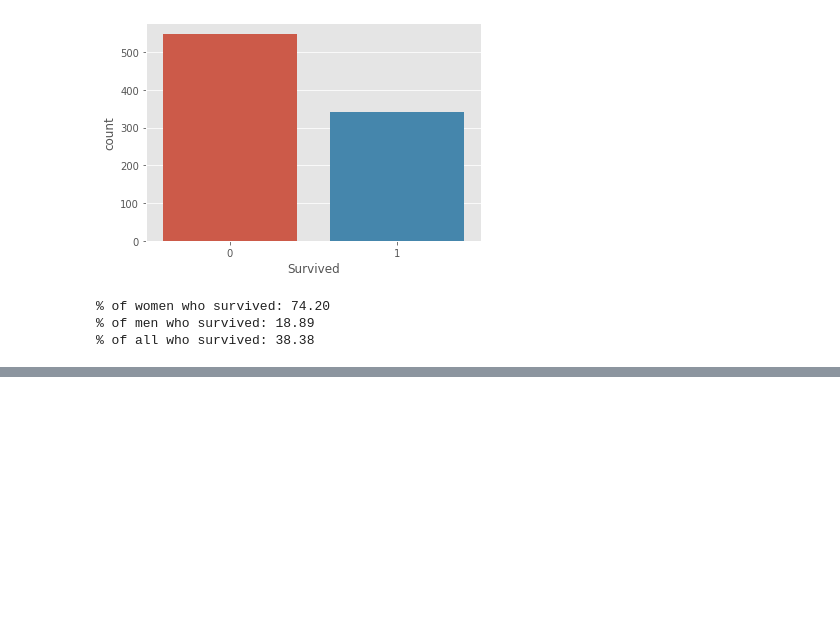
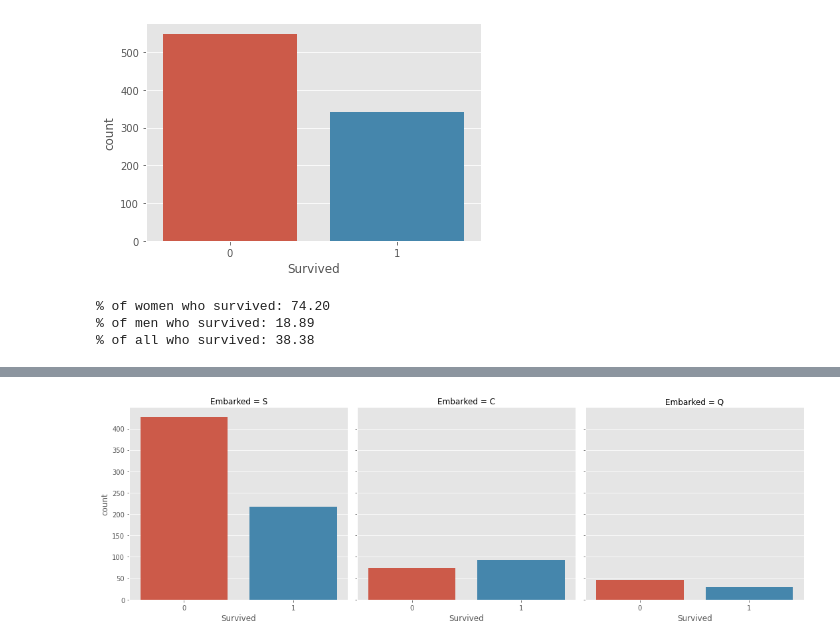
Before and after one commit to cgoeser1/MSDS422_course_assignments, a Jupyter notebook: Titanic(2021OCT17).ipynb, the cells around one changed output, grey strips where cells are left out. Cells and saved outputs as stored; diff of their text form; code cells hidden in the pictures; blank space fills up the shorter version.

```diff
--- a/Titanic(2021OCT17).ipynb
+++ b/Titanic(2021OCT17).ipynb
@@ -152,0 +191,4 @@ print(f"{rate_women} {rate_men} {rate_all}")
+# %%
+sns.catplot(x='Survived', col='Embarked', kind='count', data=train);
+# %% [output]
+[figure, added]
```
Also changed, not shown: parts of 21 cells of this notebook.
